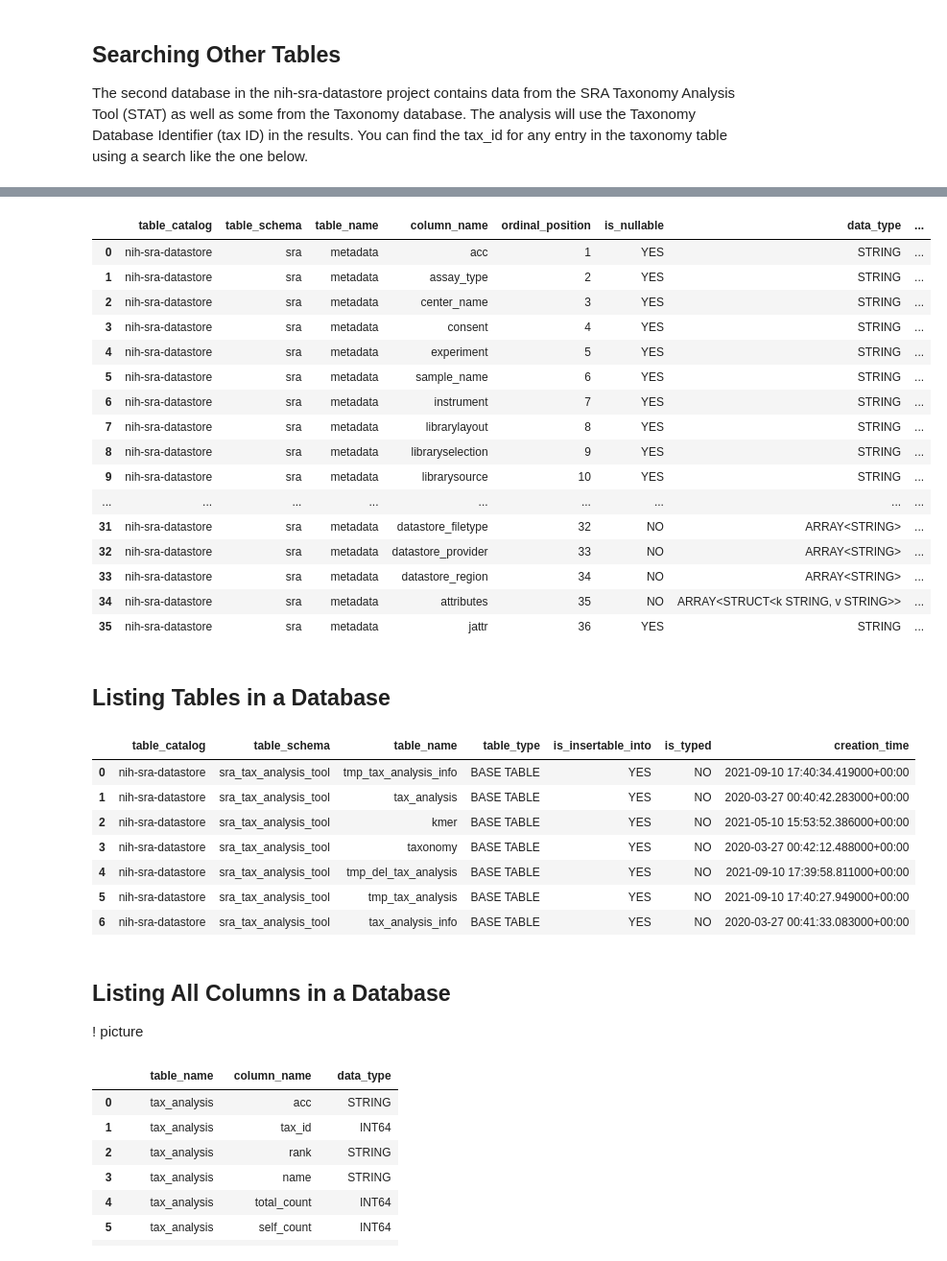
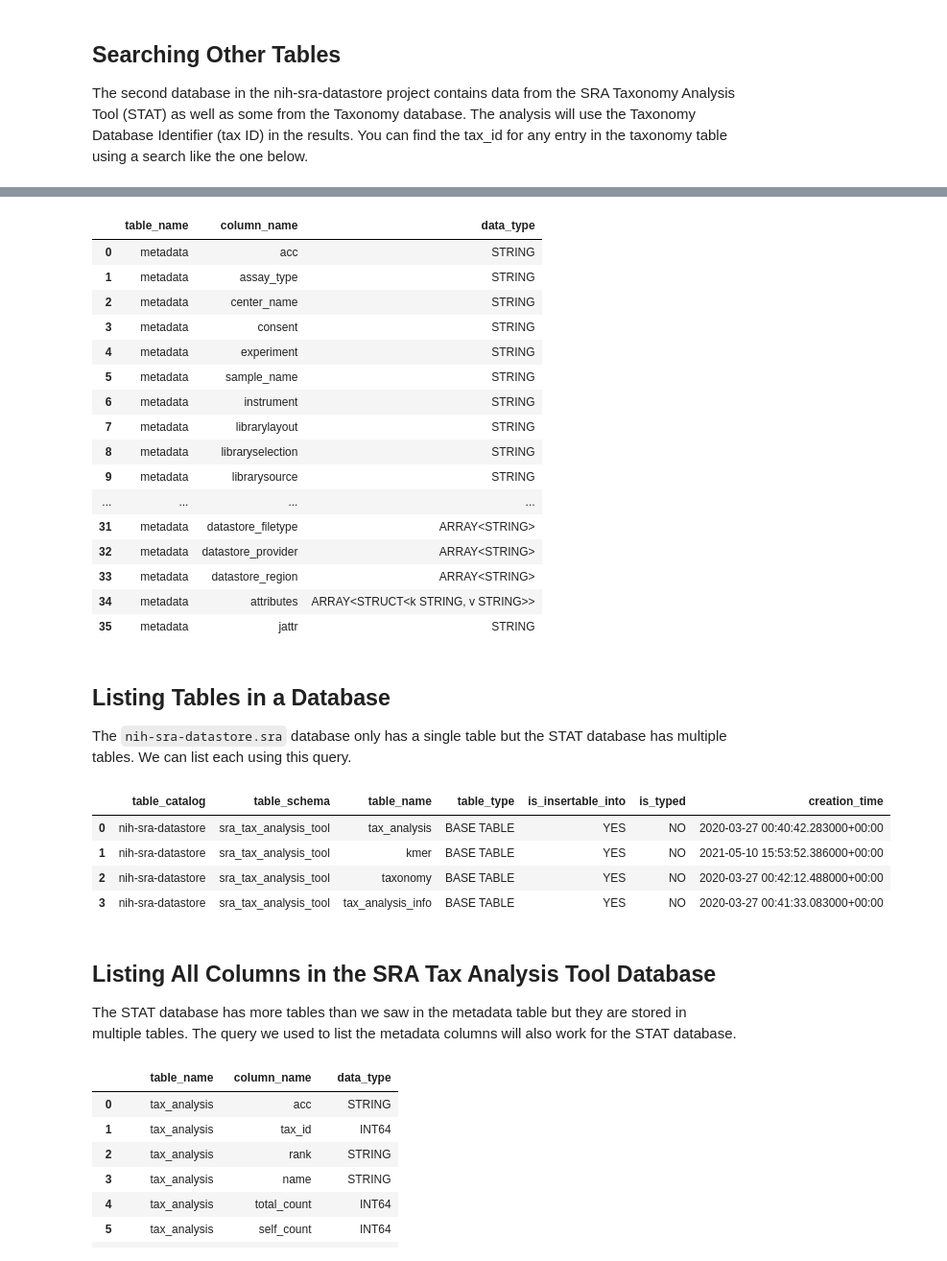
Before and after one commit to ncbi/ASHG-Workshop-2021, a Jupyter notebook: Basic BigQuery Examples.ipynb, the cells around one changed output, grey strips where cells are left out. Shown at 96% size. Saved outputs shown, nothing was run; the diff lists cells and outputs as text; code cells hidden in the pictures.

```diff
--- a/Basic BigQuery Examples.ipynb
+++ b/Basic BigQuery Examples.ipynb
@@ -64,40 +71,42 @@ We can use the query below to get a listing of the columns in the database schem
 # %%
 %%bigquery
-SELECT * FROM `nih-sra-datastore.sra`.INFORMATION_SCHEMA.COLUMNS
+
+SELECT table_name, column_name, data_type
+FROM `nih-sra-datastore.sra`.INFORMATION_SCHEMA.COLUMNS
 # %% [output]
-|  | table_catalog | table_schema | table_name | column_name | ordinal_position | is_nullable | data_type | ... |
-| 0 | nih-sra-datastore | sra | metadata | acc | 1 | YES | STRING | ... |
-| 1 | nih-sra-datastore | sra | metadata | assay_type | 2 | YES | STRING | ... |
-| 2 | nih-sra-datastore | sra | metadata | center_name | 3 | YES | STRING | ... |
-| 3 | nih-sra-datastore | sra | metadata | consent | 4 | YES | STRING | ... |
-| 4 | nih-sra-datastore | sra | metadata | experiment | 5 | YES | STRING | ... |
-| 5 | nih-sra-datastore | sra | metadata | sample_name | 6 | YES | STRING | ... |
-| 6 | nih-sra-datastore | sra | metadata | instrument | 7 | YES | STRING | ... |
-| 7 | nih-sra-datastore | sra | metadata | librarylayout | 8 | YES | STRING | ... |
-| 8 | nih-sra-datastore | sra | metadata | libraryselection | 9 | YES | STRING | ... |
-| 9 | nih-sra-datastore | sra | metadata | librarysource | 10 | YES | STRING | ... |
-| ... | ... | ... | ... | ... | ... | ... | ... | ... |
-| 31 | nih-sra-datastore | sra | metadata | datastore_filetype | 32 | NO | ARRAY<STRING> | ... |
-| 32 | nih-sra-datastore | sra | metadata | datastore_provider | 33 | NO | ARRAY<STRING> | ... |
-| 33 | nih-sra-datastore | sra | metadata | datastore_region | 34 | NO | ARRAY<STRING> | ... |
-| 34 | nih-sra-datastore | sra | metadata | attributes | 35 | NO | ARRAY<STRUCT<k STRING, v STRING>> | ... |
-| 35 | nih-sra-datastore | sra | metadata | jattr | 36 | YES | STRING | ... |
+|  | table_name | column_name | data_type |
+| 0 | metadata | acc | STRING |
+| 1 | metadata | assay_type | STRING |
+| 2 | metadata | center_name | STRING |
+| 3 | metadata | consent | STRING |
+| 4 | metadata | experiment | STRING |
+| 5 | metadata | sample_name | STRING |
+| 6 | metadata | instrument | STRING |
+| 7 | metadata | librarylayout | STRING |
+| 8 | metadata | libraryselection | STRING |
+| 9 | metadata | librarysource | STRING |
+| ... | ... | ... | ... |
+| 31 | metadata | datastore_filetype | ARRAY<STRING> |
+| 32 | metadata | datastore_provider | ARRAY<STRING> |
+| 33 | metadata | datastore_region | ARRAY<STRING> |
+| 34 | metadata | attributes | ARRAY<STRUCT<k STRING, v STRING>> |
+| 35 | metadata | jattr | STRING |
 # %% [markdown]
 ## Listing Tables in a Database
+The `nih-sra-datastore.sra` database only has a single table but the STAT database has multiple tables. We can list each using this query.
 # %%
 %%bigquery
-SELECT * FROM `nih-sra-datastore.sra_tax_analysis_tool`.INFORMATION_SCHEMA.TABLES
+
+SELECT *
+FROM `nih-sra-datastore.sra_tax_analysis_tool`.INFORMATION_SCHEMA.TABLES
 # %% [output]
 |  | table_catalog | table_schema | table_name | table_type | is_insertable_into | is_typed | creation_time |
-| 0 | nih-sra-datastore | sra_tax_analysis_tool | tmp_tax_analysis_info | BASE TABLE | YES | NO | 2021-09-10 17:40:34.419000+00:00 |
-| 1 | nih-sra-datastore | sra_tax_analysis_tool | tax_analysis | BASE TABLE | YES | NO | 2020-03-27 00:40:42.283000+00:00 |
-| 2 | nih-sra-datastore | sra_tax_analysis_tool | kmer | BASE TABLE | YES | NO | 2021-05-10 15:53:52.386000+00:00 |
-| 3 | nih-sra-datastore | sra_tax_analysis_tool | taxonomy | BASE TABLE | YES | NO | 2020-03-27 00:42:12.488000+00:00 |
-| 4 | nih-sra-datastore | sra_tax_analysis_tool | tmp_del_tax_analysis | BASE TABLE | YES | NO | 2021-09-10 17:39:58.811000+00:00 |
-| 5 | nih-sra-datastore | sra_tax_analysis_tool | tmp_tax_analysis | BASE TABLE | YES | NO | 2021-09-10 17:40:27.949000+00:00 |
-| 6 | nih-sra-datastore | sra_tax_analysis_tool | tax_analysis_info | BASE TABLE | YES | NO | 2020-03-27 00:41:33.083000+00:00 |
+| 0 | nih-sra-datastore | sra_tax_analysis_tool | tax_analysis | BASE TABLE | YES | NO | 2020-03-27 00:40:42.283000+00:00 |
+| 1 | nih-sra-datastore | sra_tax_analysis_tool | kmer | BASE TABLE | YES | NO | 2021-05-10 15:53:52.386000+00:00 |
+| 2 | nih-sra-datastore | sra_tax_analysis_tool | taxonomy | BASE TABLE | YES | NO | 2020-03-27 00:42:12.488000+00:00 |
+| 3 | nih-sra-datastore | sra_tax_analysis_tool | tax_analysis_info | BASE TABLE | YES | NO | 2020-03-27 00:41:33.083000+00:00 |
 # %% [markdown]
-## Listing All Columns in a Database
-! picture
+## Listing All Columns in the SRA Tax Analysis Tool Database
+The STAT database has more tables than we saw in the metadata table but they are stored in multiple tables. The query we used to list the metadata columns will also work for the STAT database.
 # %%
 %%bigquery
```
Also changed, not shown: parts of 11 cells of this notebook, 1 other file.
